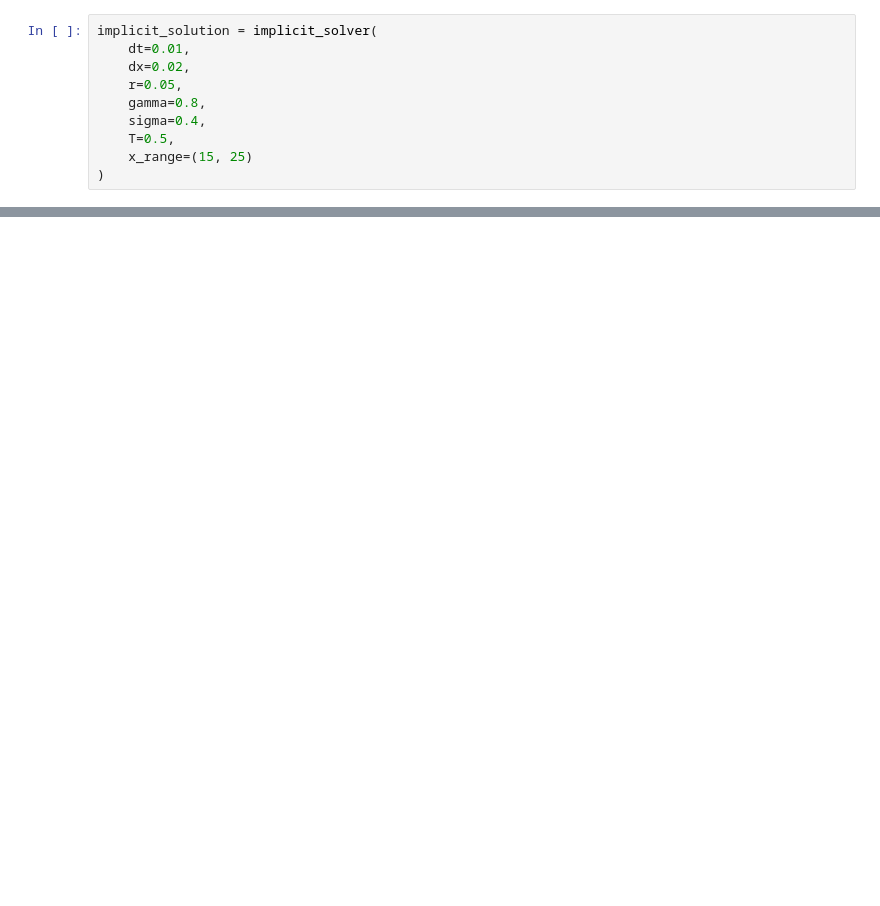
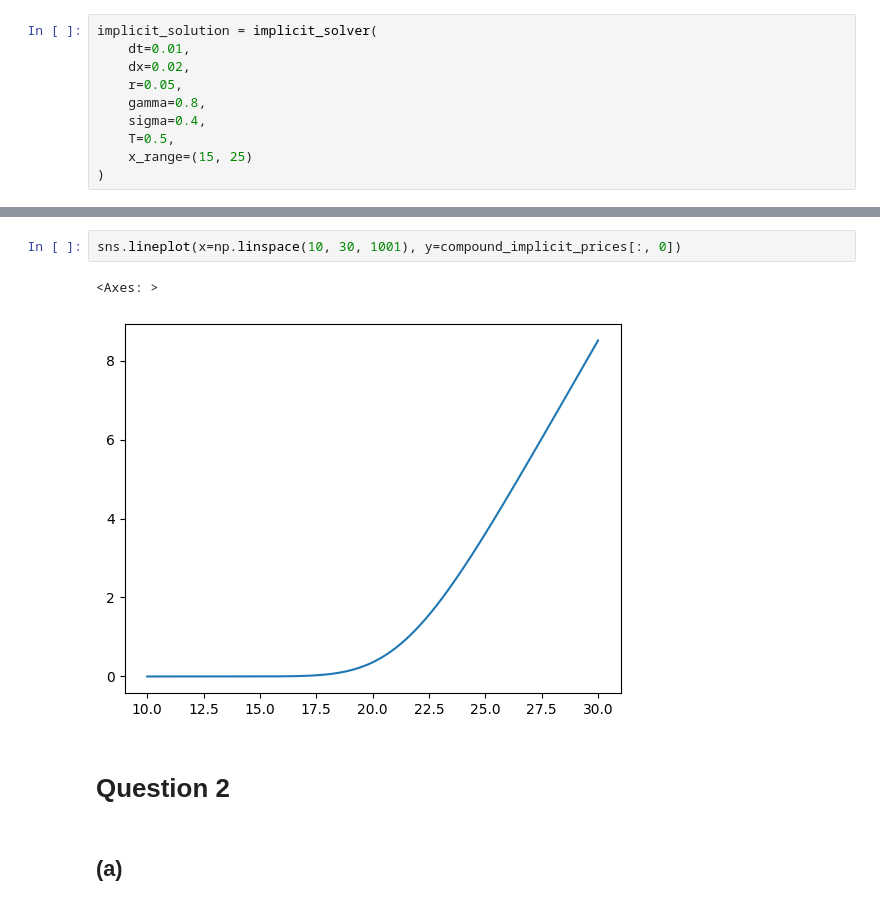
Before and after one commit to DanLeEpicMan/PSTAT-223C, a Jupyter notebook: hw2/hw2.ipynb, the cells around one changed output, grey strips where cells are left out. Drawn from its saved outputs; the diff is of its cells as text; blank space fills up the shorter version.

```diff
--- a/hw2/hw2.ipynb
+++ b/hw2/hw2.ipynb
@@ -130,0 +487,9 @@ Option Price at t=0, x=20: $0.7661
+# %%
+sns.lineplot(x=np.linspace(10, 30, 1001), y=compound_implicit_prices[:, 0])
+# %% [output]
+<Axes: >
+[figure, added]
+# %% [markdown]
+# Question 2
+# %% [markdown]
+## (a)
```
Also changed, not shown: parts of 20 cells of this notebook, 1 other file.
